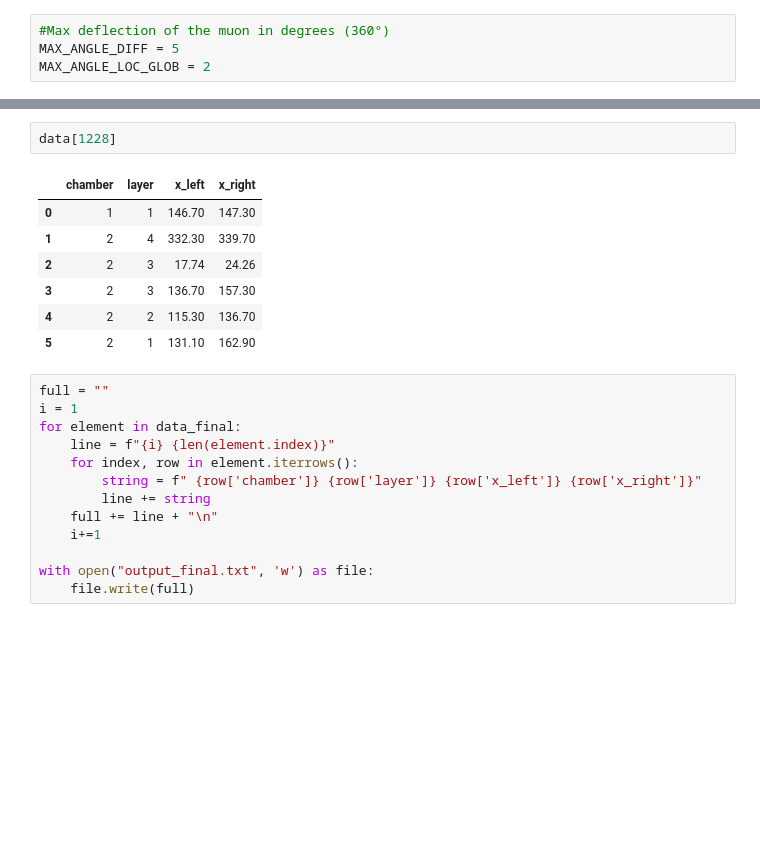
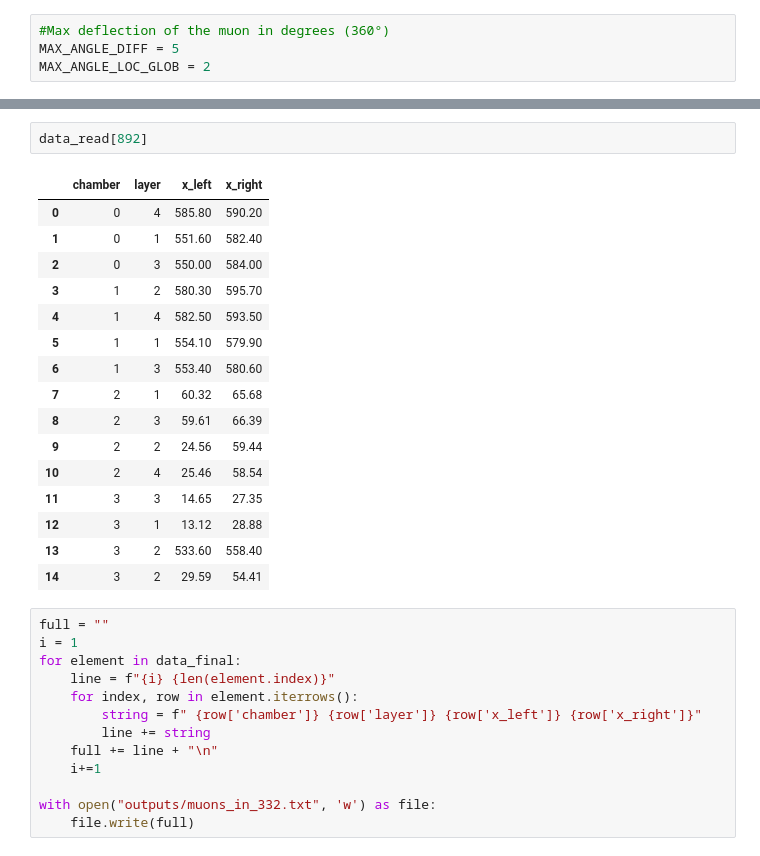
Before and after one commit to amirhrst/racking-muons-with-4-Drift-Tubes-chambers-setup, a Jupyter notebook: main.ipynb, the cells around one changed output, grey strips where cells are left out. Saved outputs shown, nothing was run; the diff lists cells and outputs as text; blank space fills up the shorter version.

```diff
--- a/main.ipynb
+++ b/main.ipynb
@@ -406,13 +410,22 @@ plt.plot()
-# %%
-data[1228]
-# %% [output]
-|  | chamber | layer | x_left | x_right |
-| 0 | 1 | 1 | 146.70 | 147.30 |
-| 1 | 2 | 4 | 332.30 | 339.70 |
-| 2 | 2 | 3 | 17.74 | 24.26 |
-| 3 | 2 | 3 | 136.70 | 157.30 |
-| 4 | 2 | 2 | 115.30 | 136.70 |
-| 5 | 2 | 1 | 131.10 | 162.90 |
+# %%
+data_read[892]
+# %% [output]
+|  | chamber | layer | x_left | x_right |
+| 0 | 0 | 4 | 585.80 | 590.20 |
+| 1 | 0 | 1 | 551.60 | 582.40 |
+| 2 | 0 | 3 | 550.00 | 584.00 |
+| 3 | 1 | 2 | 580.30 | 595.70 |
+| 4 | 1 | 4 | 582.50 | 593.50 |
+| 5 | 1 | 1 | 554.10 | 579.90 |
+| 6 | 1 | 3 | 553.40 | 580.60 |
+| 7 | 2 | 1 | 60.32 | 65.68 |
+| 8 | 2 | 3 | 59.61 | 66.39 |
+| 9 | 2 | 2 | 24.56 | 59.44 |
+| 10 | 2 | 4 | 25.46 | 58.54 |
+| 11 | 3 | 3 | 14.65 | 27.35 |
+| 12 | 3 | 1 | 13.12 | 28.88 |
+| 13 | 3 | 2 | 533.60 | 558.40 |
+| 14 | 3 | 2 | 29.59 | 54.41 |
 # %%
 full = ""
 i = 1
@@ -424,5 +437,5 @@ for element in data_final:
     full += line + "\n"
     i+=1
 
-with open("output_final.txt", 'w') as file:
+with open("outputs/muons_in_332.txt", 'w') as file:
     file.write(full)
```
Also changed, not shown: parts of 3 cells of this notebook, 3 other files.
